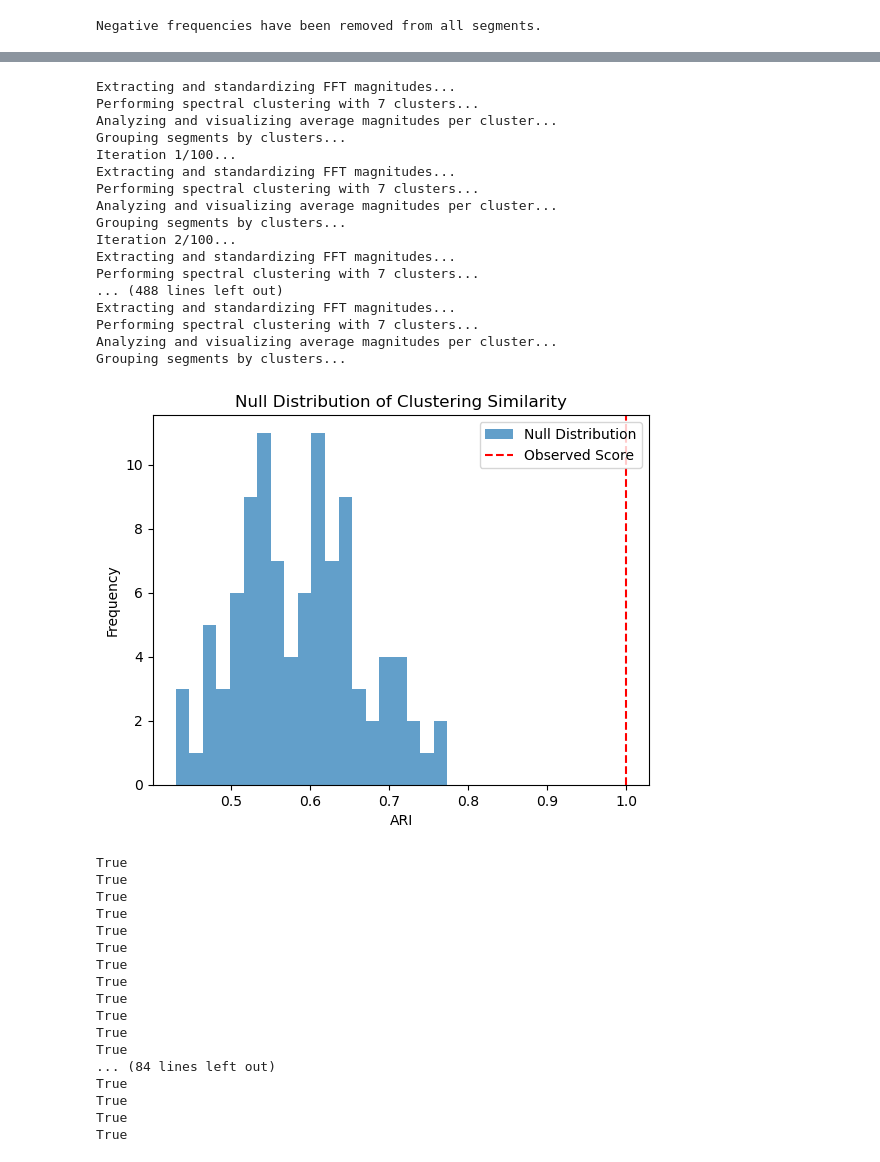
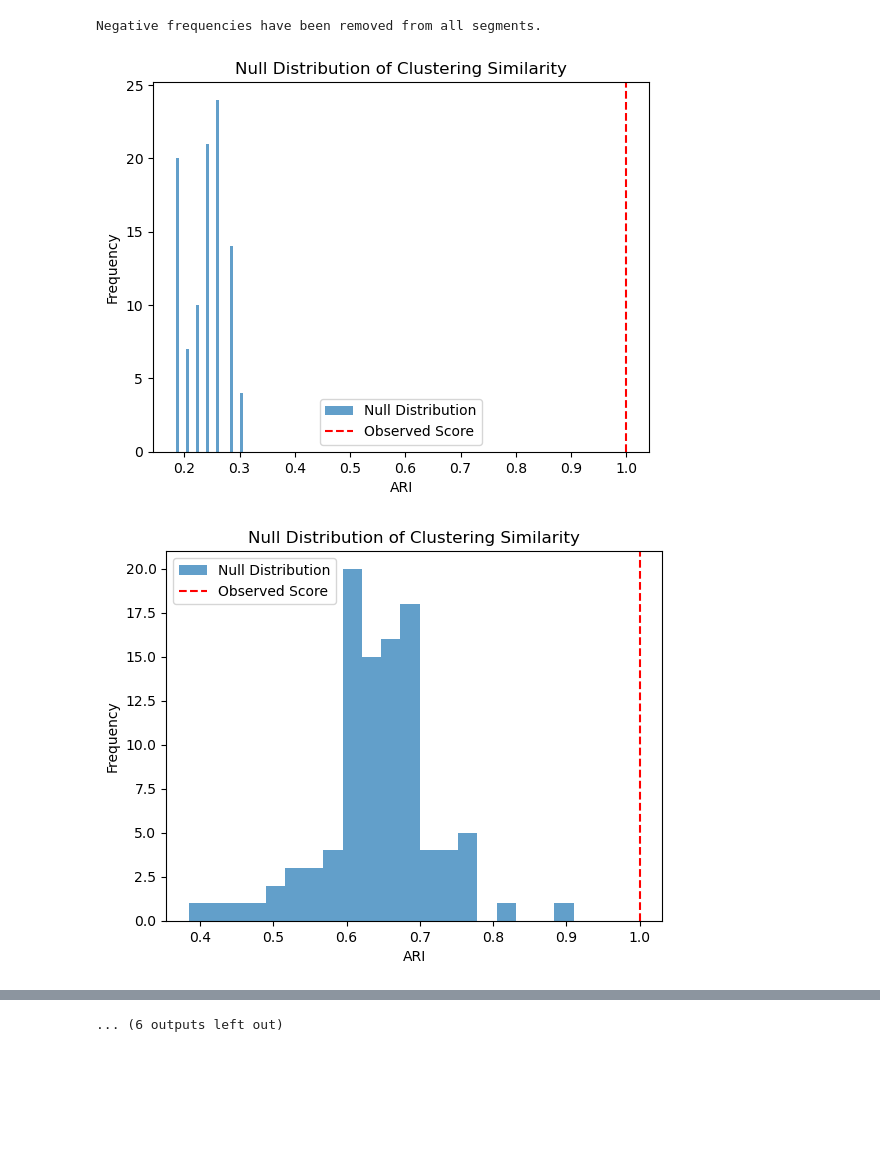
Before and after one commit to drkrs919/owlVocalization, a Jupyter notebook: scripts/nullDistributionSpecific.ipynb, the cells around one changed output, grey strips where cells are left out. Cells and saved outputs as stored; diff of their text form; code cells hidden in the pictures; blank space fills up the shorter version.

```diff
--- a/scripts/nullDistributionSpecific.ipynb
+++ b/scripts/nullDistributionSpecific.ipynb
@@ -146,7 +146,7 @@ def are_matrices_permutations_eigen(matrix1, matrix2):
 
     return True
 
-def compute_null_distribution(processed_segments, n_clusters, num_iterations=100, ground_truth=None, source='fft'):
+def compute_null_distribution_sc(processed_segments, n_clusters, num_iterations=100, ground_truth=None, source='fft'):
     if ground_truth is not None:
         observed_clusters = spectral_clustering_workflow(processed_segments, n_clusters=n_clusters, source=source)
         observed_labels, observed_affinity = get_cluster_labels(observed_clusters)
@@ -177,11 +177,11 @@ def compute_null_distribution(processed_segments, n_clusters, num_iterations=100
         null_affinities = []
 
         for i in range(num_iterations):
-            print(f"Iteration {i + 1}/{num_iterations}...")
+#             print(f"Iteration {i + 1}/{num_iterations}...")
 
-            np.random.shuffle(processed_segments)
+            shuffled_segments = shuffle_magnitude_values(processed_segments)
 
-            null_clusters, null_affinity = spectral_clustering_workflow(processed_segments, n_clusters=n_clusters)
+            null_clusters, null_affinity = spectral_clustering_workflow(shuffled_segments, n_clusters=n_clusters)
             null_affinities.append(null_affinity)
             null_labels = get_cluster_labels(null_clusters)
 
@@ -217,17 +217,17 @@ def shuffle_magnitude_values(processed_segments):
     return shuffled_segments
 # %%
 num_iterations = 100
-n_clusters = 7
-temp = deepcopy(processed_random_segments_fft)
-null_scores, observed_score, null_affinities, observed_affinity = compute_null_distribution(
-    temp,
-    ground_truth=None,
-    n_clusters=n_clusters,
-    num_iterations=num_iterations
-)
+n_clusters_range = range(2, 20)
+for n_clusters in n_clusters_range:
+    temp = deepcopy(processed_random_segments_fft)
+    null_scores, observed_score, null_affinities, observed_affinity = compute_null_distribution_sc(
+        temp,
+        ground_truth=None,
+        n_clusters=n_clusters,
+        num_iterations=num_iterations
+    )
 
-visualize_null_distribution(null_scores, observed_score)
-
-for a in null_affinities:
-    print(are_matrices_permutations_eigen(a.toarray(), observed_affinity.toarray()))
+    visualize_null_distribution(null_scores, observed_score)
 # %% [output]
+[figure, new version]
+[figure, added]
@@ -234,35 +244 @@ for a in null_affinities:
-Extracting and standardizing FFT magnitudes...
-Performing spectral clustering with 7 clusters...
-Analyzing and visualizing average magnitudes per cluster...
-Grouping segments by clusters...
-Iteration 1/100...
-Extracting and standardizing FFT magnitudes...
-Performing spectral clustering with 7 clusters...
-Analyzing and visualizing average magnitudes per cluster...
-Grouping segments by clusters...
-Iteration 2/100...
-Extracting and standardizing FFT magnitudes...
-Performing spectral clustering with 7 clusters...
-... (488 lines left out)
-Extracting and standardizing FFT magnitudes...
-Performing spectral clustering with 7 clusters...
-Analyzing and visualizing average magnitudes per cluster...
-Grouping segments by clusters...
+... (6 outputs left out)
-[figure, old version]
-True
-True
-True
-True
-True
-True
-True
-True
-True
-True
-True
-True
-... (84 lines left out)
-True
-True
-True
-True
```
Also changed, not shown: parts of 15 cells of this notebook.
